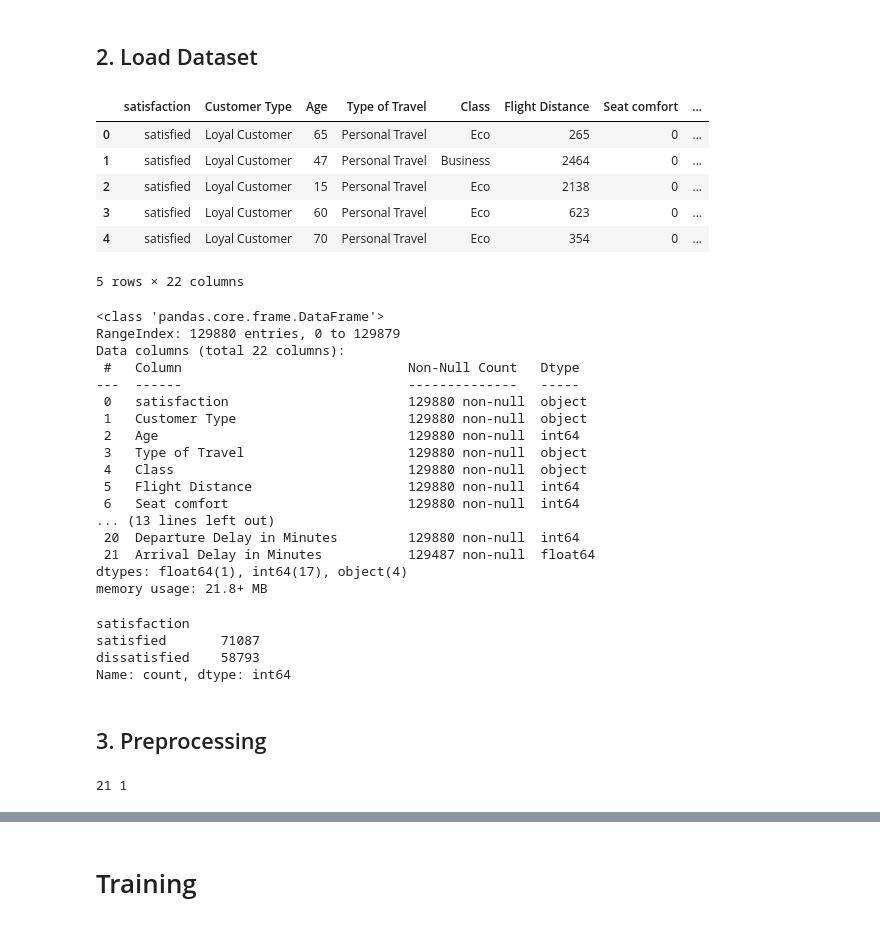
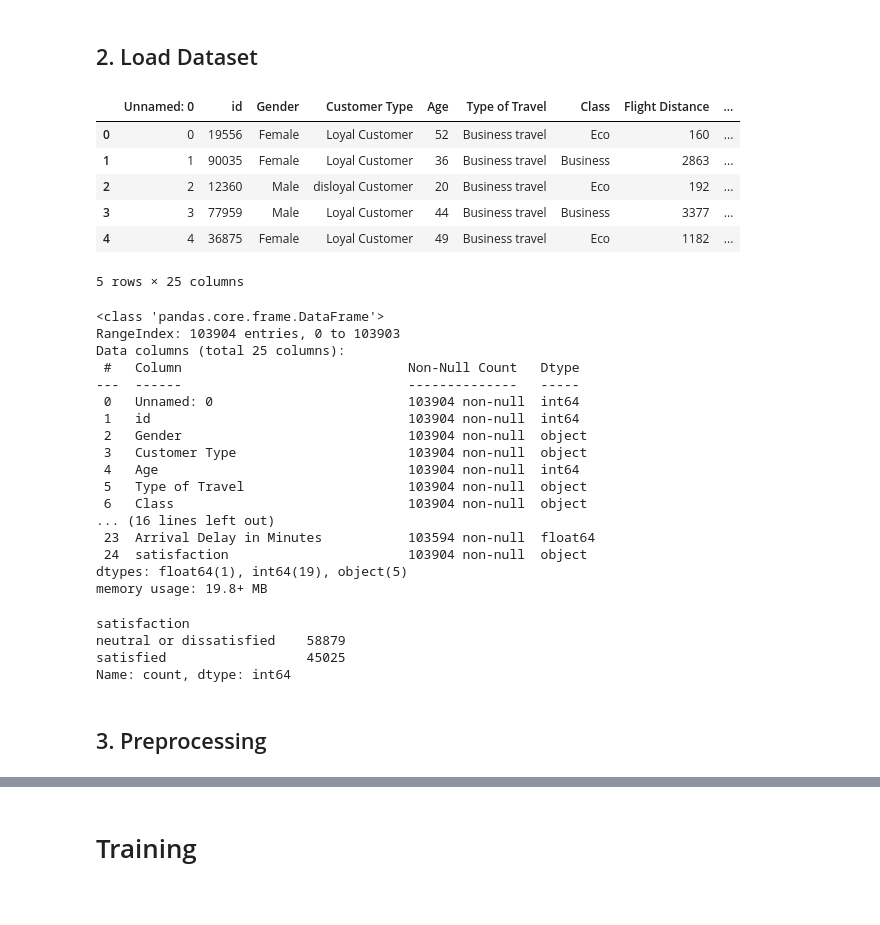
Before and after one commit to ccnets-team/causal-learning, a Jupyter notebook: examples/beyond_correlation_how_causality_ensures_perfect_airline_customer_satisfaction.ipynb, the cells around one changed output, grey strips where cells are left out. Saved outputs shown, nothing was run; the diff lists cells and outputs as text; code cells hidden in the pictures.

```diff
--- a/examples/beyond_correlation_how_causality_ensures_perfect_airline_customer_satisfaction.ipynb
+++ b/examples/beyond_correlation_how_causality_ensures_perfect_airline_customer_satisfaction.ipynb
@@ -29,43 +29,45 @@ import pandas as pd
 # %% [markdown]
 ## 2. Load  Dataset
 # %%
-df = pd.read_csv(path_append + '../data/Airline Customer Satisfaction/Airline_customer_satisfaction.csv')
-df.head()
+df_train = pd.read_csv(path_append + '../data/Airline Customer Satisfaction/train.csv')
+df_test = pd.read_csv(path_append + '../data/Airline Customer Satisfaction/test.csv')
+df_train.head()
+df_test.head()
 # %% [output]
-|  | satisfaction | Customer Type | Age | Type of Travel | Class | Flight Distance | Seat comfort | ... |
-| 0 | satisfied | Loyal Customer | 65 | Personal Travel | Eco | 265 | 0 | ... |
-| 1 | satisfied | Loyal Customer | 47 | Personal Travel | Business | 2464 | 0 | ... |
-| 2 | satisfied | Loyal Customer | 15 | Personal Travel | Eco | 2138 | 0 | ... |
-| 3 | satisfied | Loyal Customer | 60 | Personal Travel | Eco | 623 | 0 | ... |
-| 4 | satisfied | Loyal Customer | 70 | Personal Travel | Eco | 354 | 0 | ... |
+|  | Unnamed: 0 | id | Gender | Customer Type | Age | Type of Travel | Class | Flight Distance | ... |
+| 0 | 0 | 19556 | Female | Loyal Customer | 52 | Business travel | Eco | 160 | ... |
+| 1 | 1 | 90035 | Female | Loyal Customer | 36 | Business travel | Business | 2863 | ... |
+| 2 | 2 | 12360 | Male | disloyal Customer | 20 | Business travel | Eco | 192 | ... |
+| 3 | 3 | 77959 | Male | Loyal Customer | 44 | Business travel | Business | 3377 | ... |
+| 4 | 4 | 36875 | Female | Loyal Customer | 49 | Business travel | Eco | 1182 | ... |
-5 rows × 22 columns
+5 rows × 25 columns
 # %%
-df.info()
+df_train.info()
 # %% [output]
 <class 'pandas.core.frame.DataFrame'>
-RangeIndex: 129880 entries, 0 to 129879
-Data columns (total 22 columns):
+RangeIndex: 103904 entries, 0 to 103903
+Data columns (total 25 columns):
  #   Column                             Non-Null Count   Dtype
 ---  ------                             --------------   -----
- 0   satisfaction                       129880 non-null  object
- 1   Customer Type                      129880 non-null  object
- 2   Age                                129880 non-null  int64
- 3   Type of Travel                     129880 non-null  object
- 4   Class                              129880 non-null  object
- 5   Flight Distance                    129880 non-null  int64
- 6   Seat comfort                       129880 non-null  int64
-... (13 lines left out)
- 20  Departure Delay in Minutes         129880 non-null  int64
- 21  Arrival Delay in Minutes           129487 non-null  float64
-dtypes: float64(1), int64(17), object(4)
-memory usage: 21.8+ MB
+ 0   Unnamed: 0                         103904 non-null  int64
+ 1   id                                 103904 non-null  int64
+ 2   Gender                             103904 non-null  object
+ 3   Customer Type                      103904 non-null  object
+ 4   Age                                103904 non-null  int64
+ 5   Type of Travel                     103904 non-null  object
+ 6   Class                              103904 non-null  object
+... (16 lines left out)
+ 23  Arrival Delay in Minutes           103594 non-null  float64
+ 24  satisfaction                       103904 non-null  object
+dtypes: float64(1), int64(19), object(5)
+memory usage: 19.8+ MB
 # %%
 # Check labels count
-df[['satisfaction']].value_counts()
+df_train[['satisfaction']].value_counts()
 # %% [output]
 satisfaction
-satisfied       71087
-dissatisfied    58793
+neutral or dissatisfied    58879
+satisfied                  45025
 Name: count, dtype: int64
 # %% [markdown]
 ## 3. Preprocessing
@@ -82,13 +73,0 @@ df_subset = pd.get_dummies(df_subset, drop_first = True)
-# %%
-from sklearn.preprocessing import StandardScaler
-
-# Standardize the features
-sc = StandardScaler()
-df_subset.iloc[:, 1:] = sc.fit_transform(df_subset.iloc[:, :-1])
-
-n_features = len(df_subset.iloc[:, :-1].columns)
-n_classes = len(df_subset.iloc[:, -1:].columns)
-
-print(n_features, n_classes)
-# %% [output]
-21 1
```
Also changed, not shown: parts of 13 cells of this notebook.
